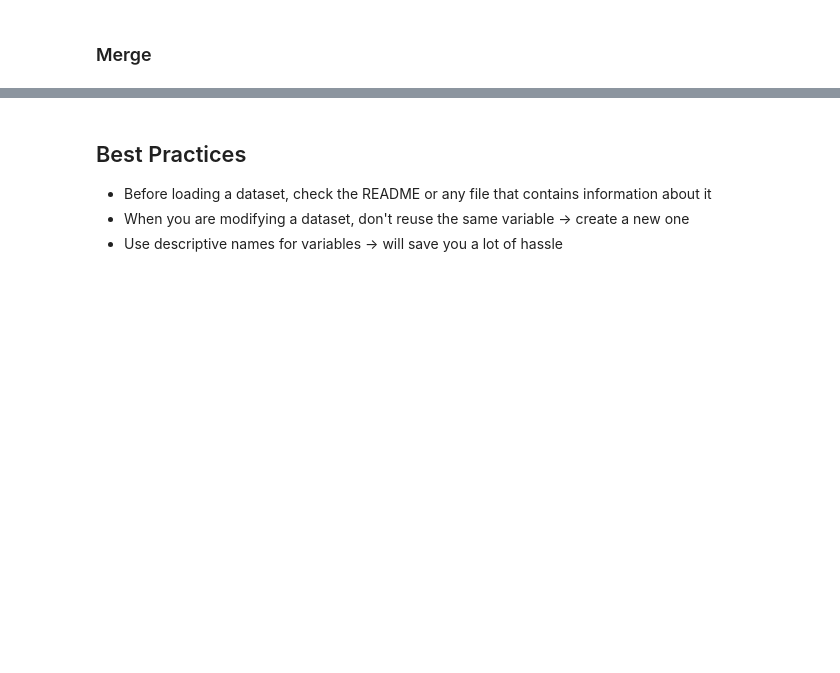
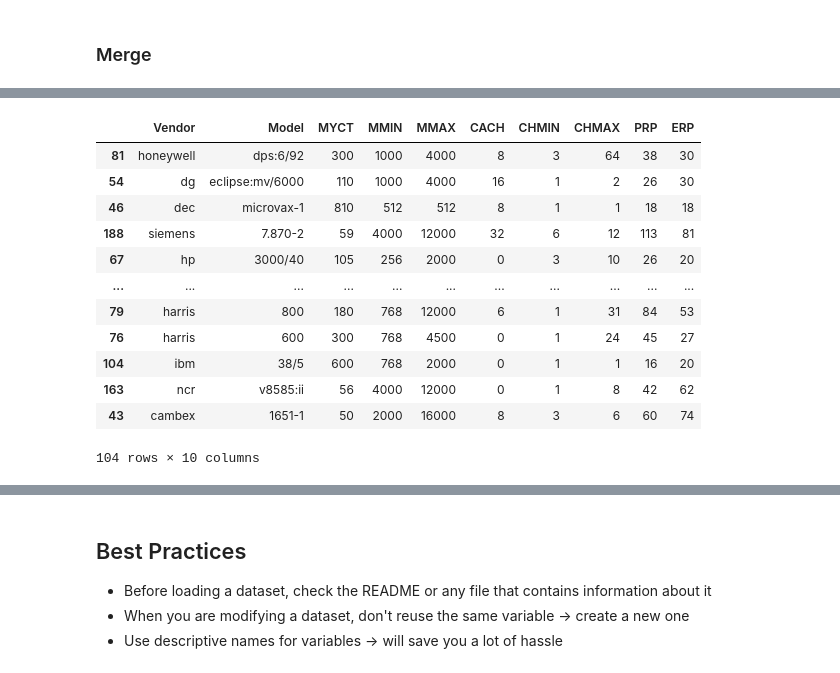
Before and after one commit to DaniPalma3000/Calendarizador, a Jupyter notebook: demos/SP1_02_Demo_Neural_Networks.ipynb, the cells around one changed output, grey strips where cells are left out. Cells and saved outputs as stored; diff of their text form; code cells hidden in the pictures; blank space fills up the shorter version.

```diff
--- a/demos/SP1_02_Demo_Neural_Networks.ipynb
+++ b/demos/SP1_02_Demo_Neural_Networks.ipynb
@@ -151,3 +313,19 @@ dataset_two = raw_dataset.sample(frac = 0.5, random_state = 250)
+# %%
+dataset_two
+# %% [output]
+|  | Vendor | Model | MYCT | MMIN | MMAX | CACH | CHMIN | CHMAX | PRP | ERP |
+| 81 | honeywell | dps:6/92 | 300 | 1000 | 4000 | 8 | 3 | 64 | 38 | 30 |
+| 54 | dg | eclipse:mv/6000 | 110 | 1000 | 4000 | 16 | 1 | 2 | 26 | 30 |
+| 46 | dec | microvax-1 | 810 | 512 | 512 | 8 | 1 | 1 | 18 | 18 |
+| 188 | siemens | 7.870-2 | 59 | 4000 | 12000 | 32 | 6 | 12 | 113 | 81 |
+| 67 | hp | 3000/40 | 105 | 256 | 2000 | 0 | 3 | 10 | 26 | 20 |
+| ... | ... | ... | ... | ... | ... | ... | ... | ... | ... | ... |
+| 79 | harris | 800 | 180 | 768 | 12000 | 6 | 1 | 31 | 84 | 53 |
+| 76 | harris | 600 | 300 | 768 | 4500 | 0 | 1 | 24 | 45 | 27 |
+| 104 | ibm | 38/5 | 600 | 768 | 2000 | 0 | 1 | 1 | 16 | 20 |
+| 163 | ncr | v8585:ii | 56 | 4000 | 12000 | 0 | 1 | 8 | 42 | 62 |
+| 43 | cambex | 1651-1 | 50 | 2000 | 16000 | 8 | 3 | 6 | 60 | 74 |
+104 rows × 10 columns
 # %%
 # No Information Loss Merge
 pd.concat([dataset_one, dataset_two])
```
Also changed, not shown: parts of 42 cells of this notebook.
